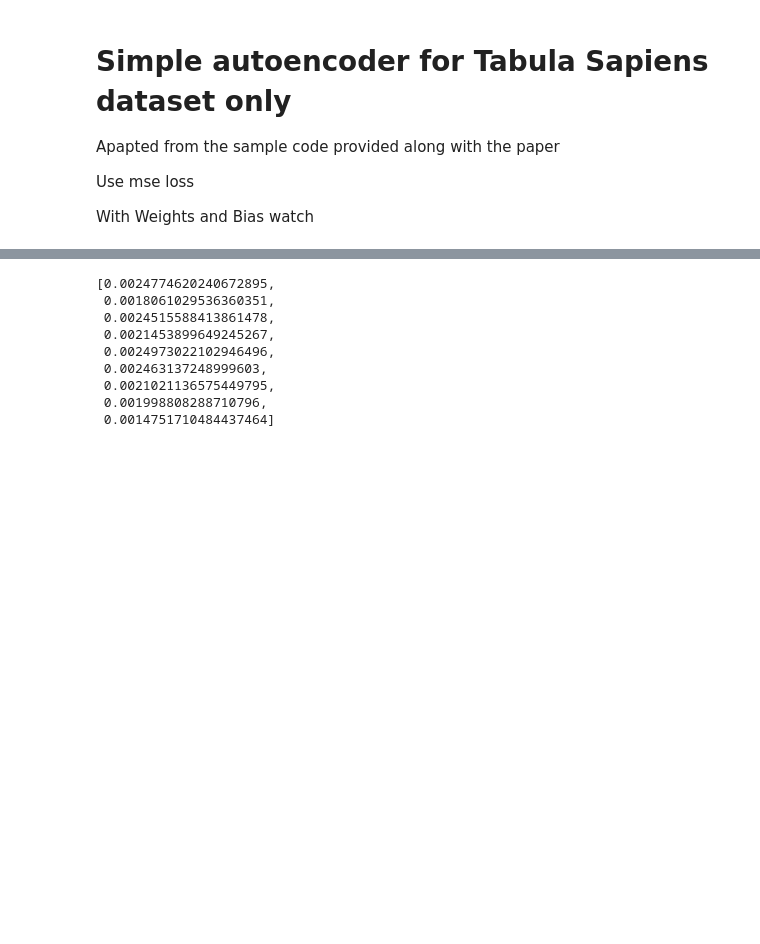
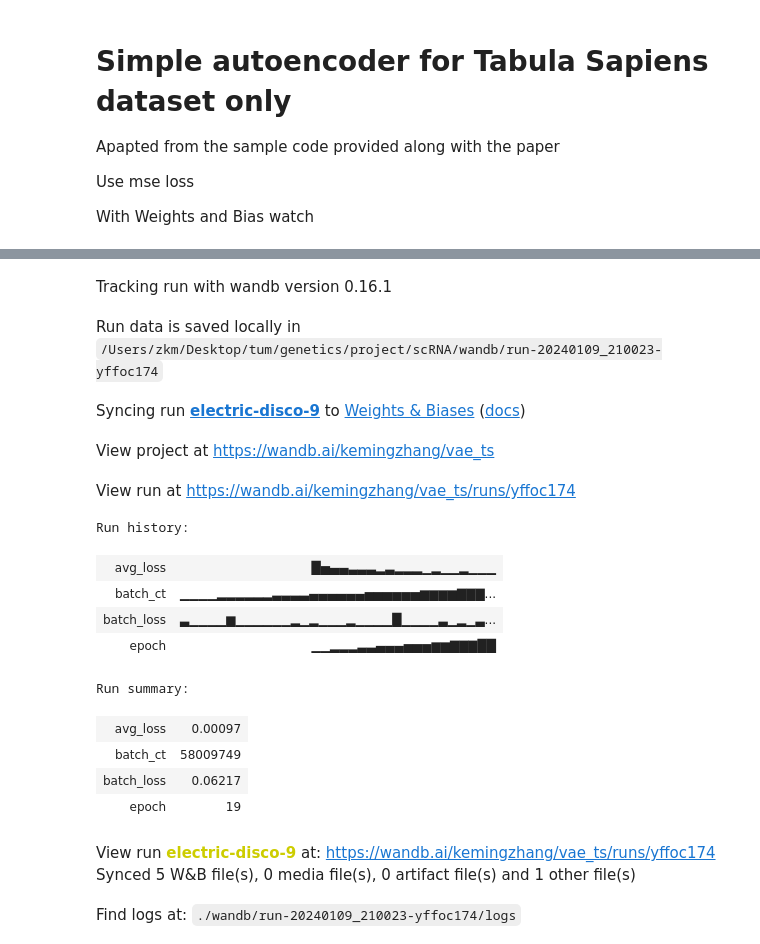
Before and after one commit to niklasbuehler/functional-gene-embeddings, a Jupyter notebook: notebooks/Tabula Sapiens/TS_autoencoder.ipynb, the cells around one changed output, grey strips where cells are left out. Drawn from its saved outputs; the diff is of its cells as text; code cells hidden in the pictures; blank space fills up the shorter version.

```diff
--- a/notebooks/Tabula Sapiens/TS_autoencoder.ipynb
+++ b/notebooks/Tabula Sapiens/TS_autoencoder.ipynb
@@ -392,12 +139,0 @@ r2score:  0.1528988648396311
-# %%
-r2
-# %% [output]
-[0.0024774620240672895,
- 0.0018061029536360351,
- 0.0024515588413861478,
- 0.0021453899649245267,
- 0.0024973022102946496,
- 0.002463137248999603,
- 0.0021021136575449795,
- 0.001998808288710796,
- 0.0014751710484437464]
@@ -403,0 +161,64 @@ r2
+# %%
+def train(config=None):
+    with wandb.init(project="vae_ts", config = config):
+        #this config will be set by Sweep Controller
+        config = wandb.config
+
+        #initialize the gene embedding
+        gene_emb = GeneEmbedding(n_genes,
+                                gene_emb_dim,
+                                gene_list,
+                                gene_emb_init = torch.rand(n_genes, gene_emb_dim) - 0.5,
+                            )
+        #print("Initial Gene Embedding: ", gene_emb.get_emb_table().head(5))
+
+        #initialize the model
+        model= VAE(gene_emb,
+                   n_samples,
+                   sample_emb_dim,
+                   config.NUM_LAYERS,
+                   sample_emb_init = torch.from_numpy(dataset.compute_sample_init_pca(dim=sample_emb_dim).astype('float32')),
+                  )
+
+        loss = nn.MSELoss(reduction="mean")
+        opt = torch.optim.Adam(model.parameters(), lr = config.LEARNING_RATE)
+
+
+        wandb.define_metric("batch_loss", step_metric="batch_ct")
+        wandb.define_metric("avg_loss", step_metric="epoch")
+
+
+        for epoch in range(config.EPOCHS):
+            avg_loss = train_epoch(model, opt, loss, config.BATCH_SIZE, dataset, epoch)
+            wandb.log({"avg_loss": avg_loss, "epoch": epoch})
+
+        #print("Trained Gene Embedding: ", model.gene_emb.get_emb_table().head(5))
+
+        #save the model in the exchangable ONNX format
+        test_gene_idx = torch.from_numpy(np.array(dataset.test_table["gene_idx"])).to(device, non_blocking=True)
+        test_sample_idx = torch.from_numpy(np.array(dataset.test_table["sample_idx"])).to(device, non_blocking=True)
+        torch.onnx.export(model, (test_gene_idx, test_sample_idx), "model.onnx")
+        wandb.save("model.onnx")
+
+    return model
+# %%
+model = train(config)
+# %% [output]
+Tracking run with wandb version 0.16.1
+Run data is saved locally in /Users/zkm/Desktop/tum/genetics/project/scRNA/wandb/run-20240109_210023-yffoc174
+Syncing run electric-disco-9 to Weights & Biases (docs)
+View project at https://wandb.ai/kemingzhang/vae_ts
+View run at https://wandb.ai/kemingzhang/vae_ts/runs/yffoc174
+Run history:
+| avg_loss | █▅▄▄▃▃▃▂▃▂▂▂▁▂▁▁▂▁▁▁ |
+| batch_ct | ▁▁▁▁▂▂▂▂▂▂▃▃▃▃▄▄▄▄▄▄▅▅▅▅▅▅▆▆▆▆▇▇▇... |
+| batch_loss | ▃▁▁▁▁▆▁▁▁▁▁▁▂▁▂▁▁▁▂▁▁▁▁█▁▁▁▁▃▁▂▁▃... |
+| epoch | ▁▁▂▂▂▃▃▄▄▄▅▅▅▆▆▇▇▇██ |
+Run summary:
+| avg_loss | 0.00097 |
+| batch_ct | 58009749 |
+| batch_loss | 0.06217 |
+| epoch | 19 |
+View run electric-disco-9 at: https://wandb.ai/kemingzhang/vae_ts/runs/yffoc174
+Synced 5 W&B file(s), 0 media file(s), 0 artifact file(s) and 1 other file(s)
+Find logs at: ./wandb/run-20240109_210023-yffoc174/logs
```
Also changed, not shown: parts of 27 cells of this notebook.
